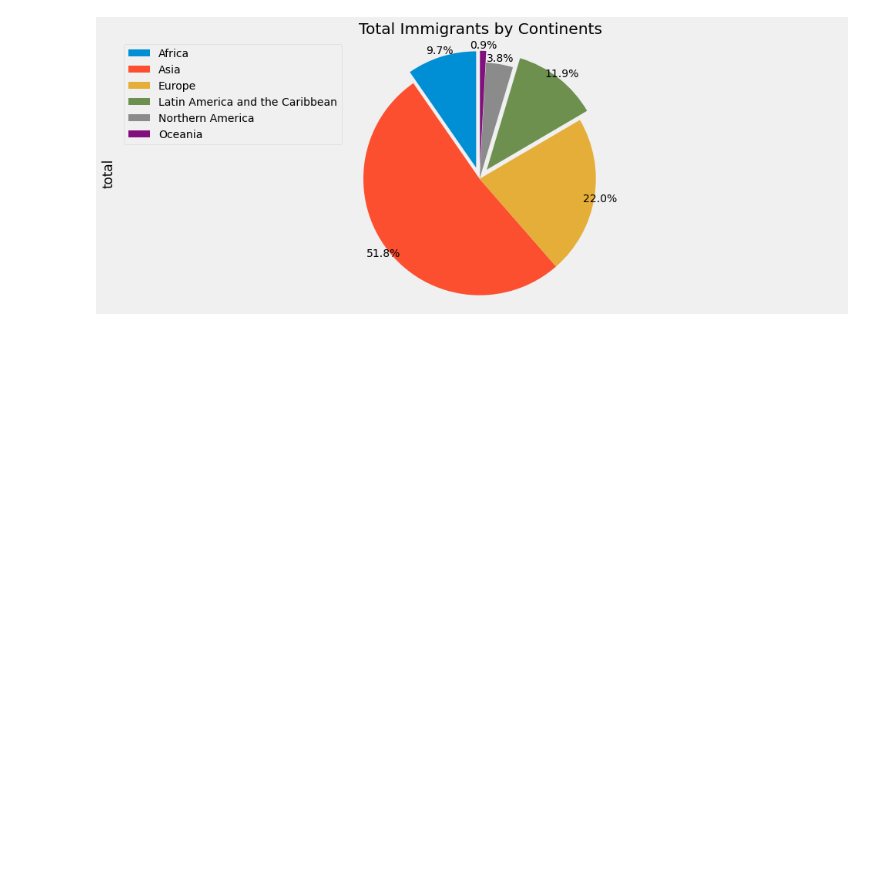
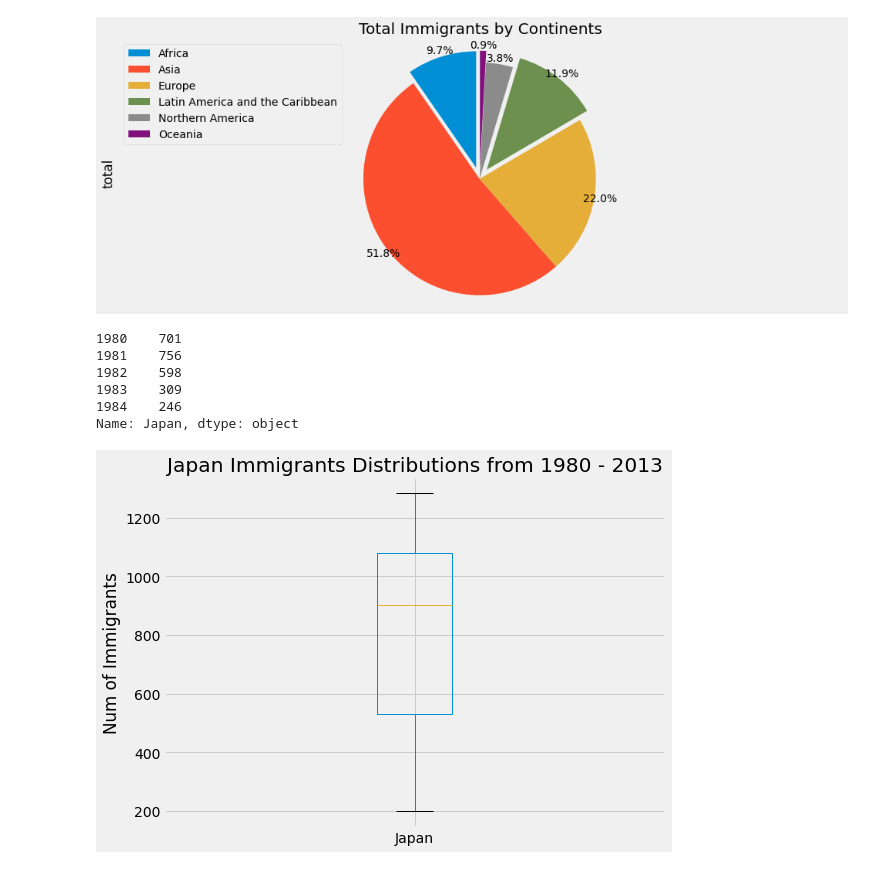
Before and after one commit to syahrulhamdani/PYTN, a Jupyter notebook: Sesi7_PYTN46.ipynb, the cells around one changed output. Drawn from its saved outputs; the diff is of its cells as text; code cells hidden in the pictures; blank space fills up the shorter version.

```diff
--- a/Sesi7_PYTN46.ipynb
+++ b/Sesi7_PYTN46.ipynb
@@ -412,3 +412,20 @@ plt.legend(labels=continents.index, loc="upper left")
 plt.show()
 # %% [output]
 [figure]
+# %%
+japan = df_canada.loc["Japan", list_years]
+japan.head()
+# %% [output]
+1980    701
+1981    756
+1982    598
+1983    309
+1984    246
+Name: Japan, dtype: object
+# %%
+japan.plot(kind="box", figsize=(8, 6))
+plt.title("Japan Immigrants Distributions from 1980 - 2013")
+plt.ylabel("Num of Immigrants")
+plt.show()
+# %% [output]
+[figure, added]
```
Also changed, not shown: parts of 7 cells of this notebook.
